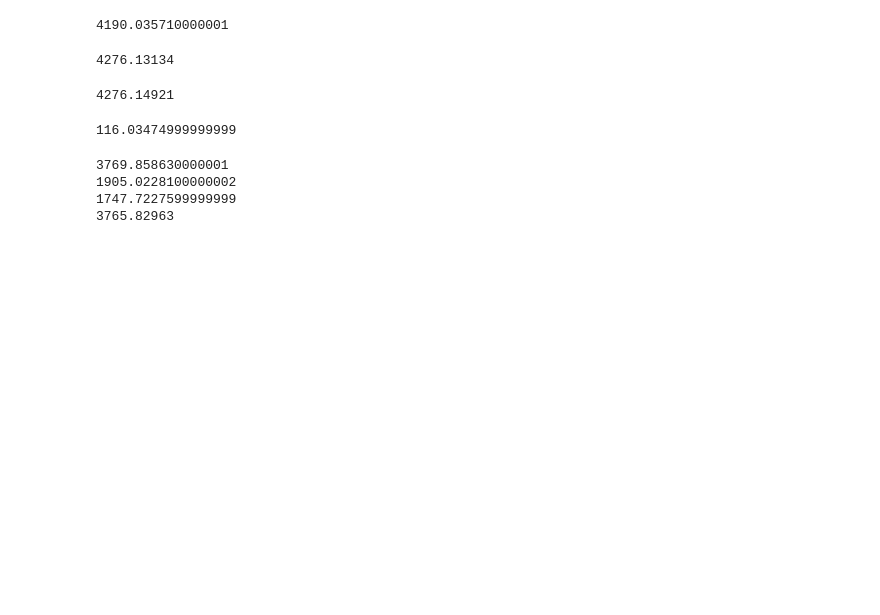
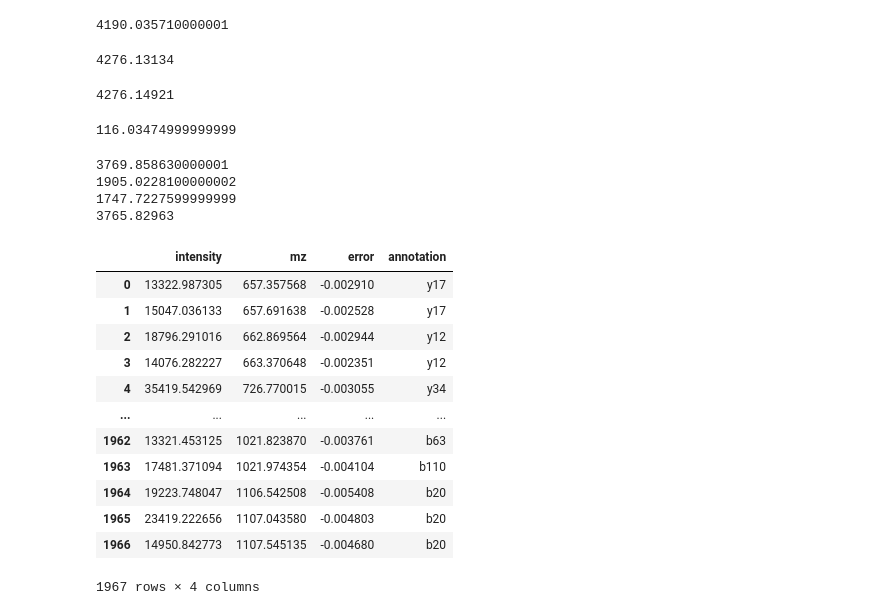
Before and after one commit to Kevinxsn/2D_spec_dict, a Jupyter notebook: long_peptide/analysis.ipynb, the cells around one changed output. Cells and saved outputs as stored; diff of their text form; code cells hidden in the pictures; blank space fills up the shorter version.

```diff
--- a/long_peptide/analysis.ipynb
+++ b/long_peptide/analysis.ipynb
@@ -390,0 +400,16 @@ print(pep.ion_mass('y18') + pep.ion_mass('b15'))
+# %%
+f_msms
+# %% [output]
+|  | intensity | mz | error | annotation |
+| 0 | 13322.987305 | 657.357568 | -0.002910 | y17 |
+| 1 | 15047.036133 | 657.691638 | -0.002528 | y17 |
+| 2 | 18796.291016 | 662.869564 | -0.002944 | y12 |
+| 3 | 14076.282227 | 663.370648 | -0.002351 | y12 |
+| 4 | 35419.542969 | 726.770015 | -0.003055 | y34 |
+| ... | ... | ... | ... | ... |
+| 1962 | 13321.453125 | 1021.823870 | -0.003761 | b63 |
+| 1963 | 17481.371094 | 1021.974354 | -0.004104 | b110 |
+| 1964 | 19223.748047 | 1106.542508 | -0.005408 | b20 |
+| 1965 | 23419.222656 | 1107.043580 | -0.004803 | b20 |
+| 1966 | 14950.842773 | 1107.545135 | -0.004680 | b20 |
+1967 rows × 4 columns
```
Also changed, not shown: parts of 10 cells of this notebook, 14 other files.
